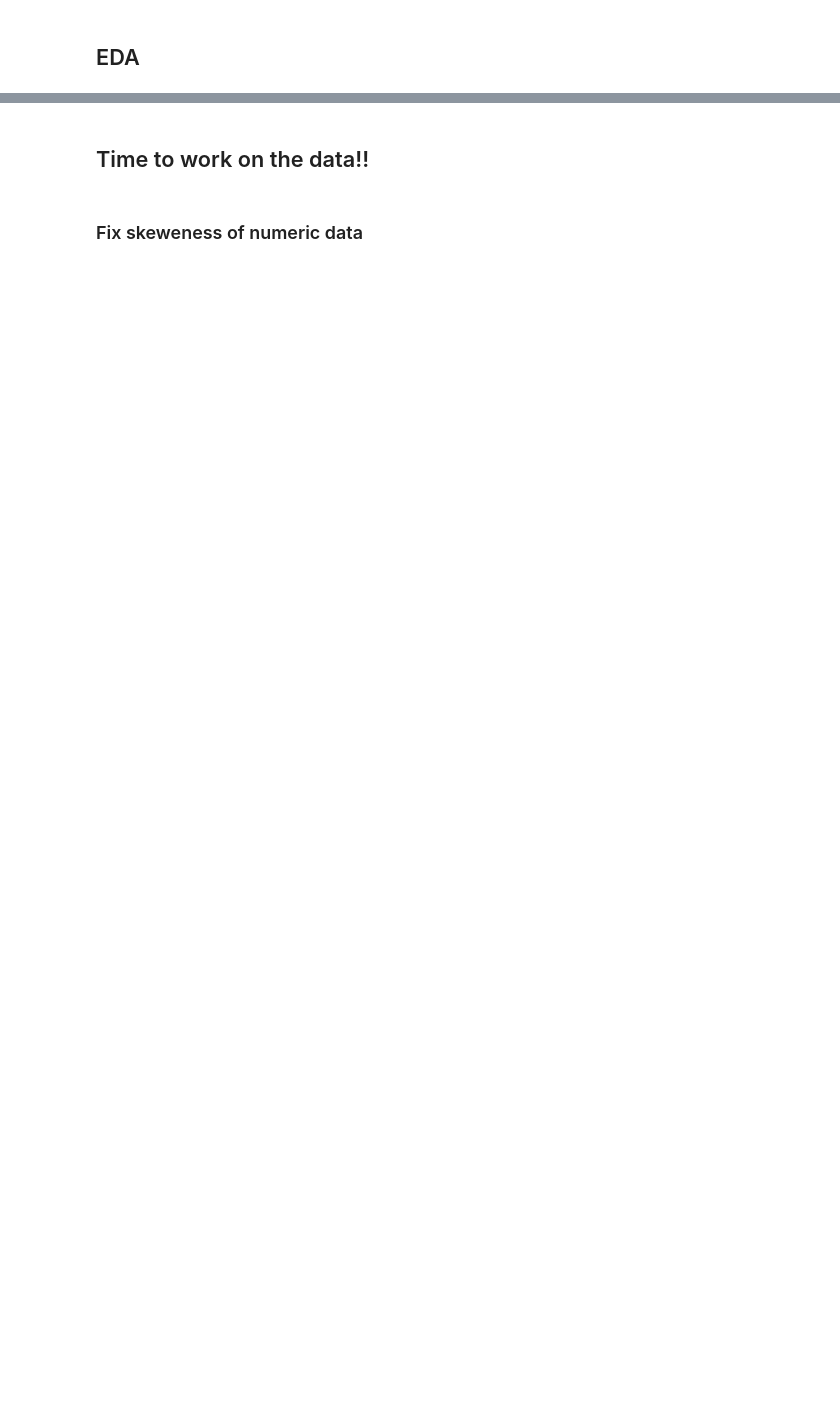
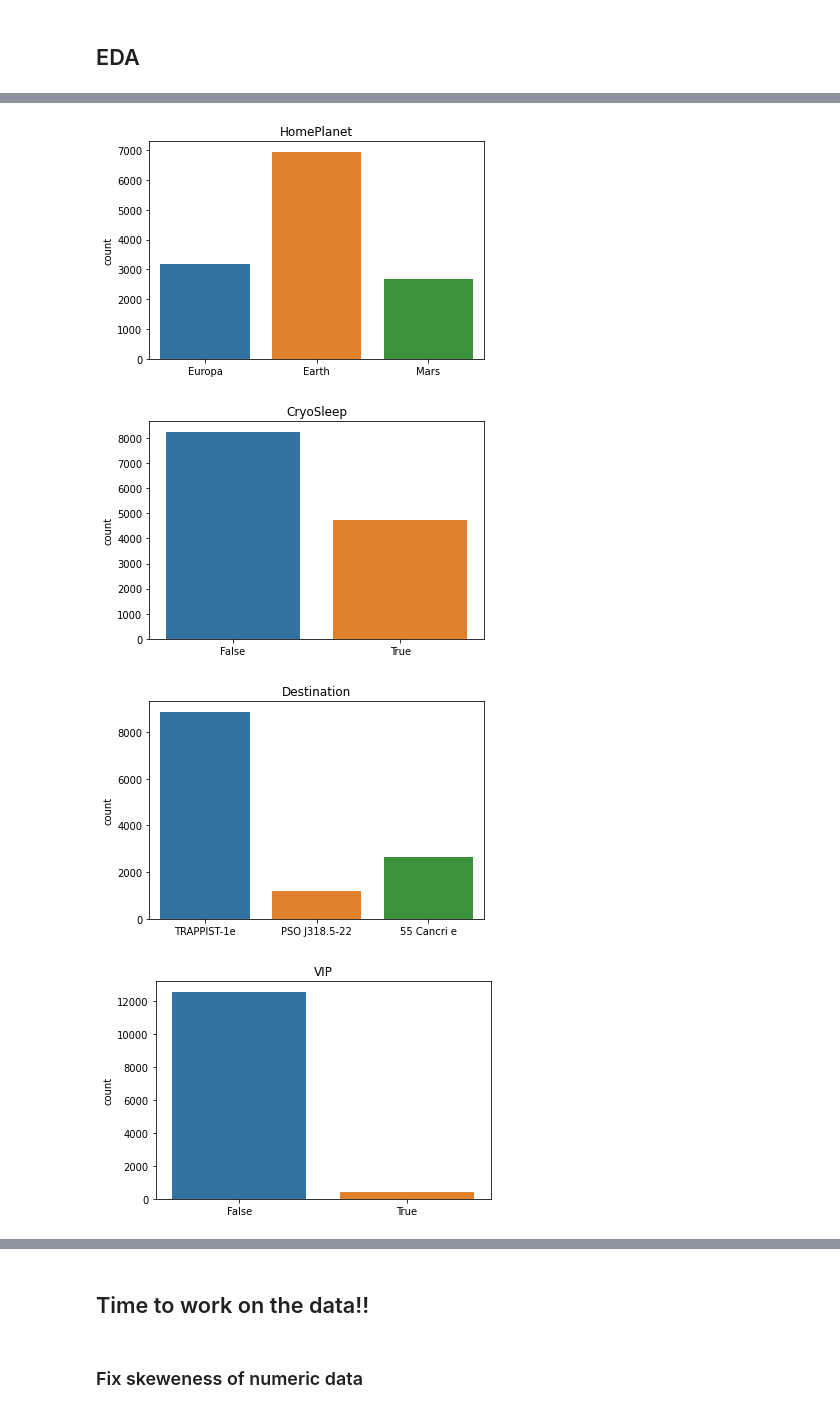
Before and after one commit to savid97/kaggle_nbs, a Jupyter notebook: spaceship-titanic-1.ipynb, the cells around one changed output, grey strips where cells are left out. Cells and saved outputs as stored; diff of their text form; code cells hidden in the pictures; blank space fills up the shorter version.

```diff
--- a/spaceship-titanic-1.ipynb
+++ b/spaceship-titanic-1.ipynb
@@ -521,4 +552,10 @@ for i in numeric_features: ### Check for skwenness
 # %%
-# for i in list(set(categorical_features)-set(["PassengerId_1"])):
-#     sns.countplot(x = train[f"{i}"].values)
-#     plt.show()
+for i in list(categorical_features):
+    plt.title(i)
+    sns.countplot(x = traintest[f"{i}"].values)
+    plt.show()
+# %% [output]
+[figure, added]
+[figure, added]
+[figure, added]
+[figure, added]
```
Also changed, not shown: parts of 15 cells of this notebook.
